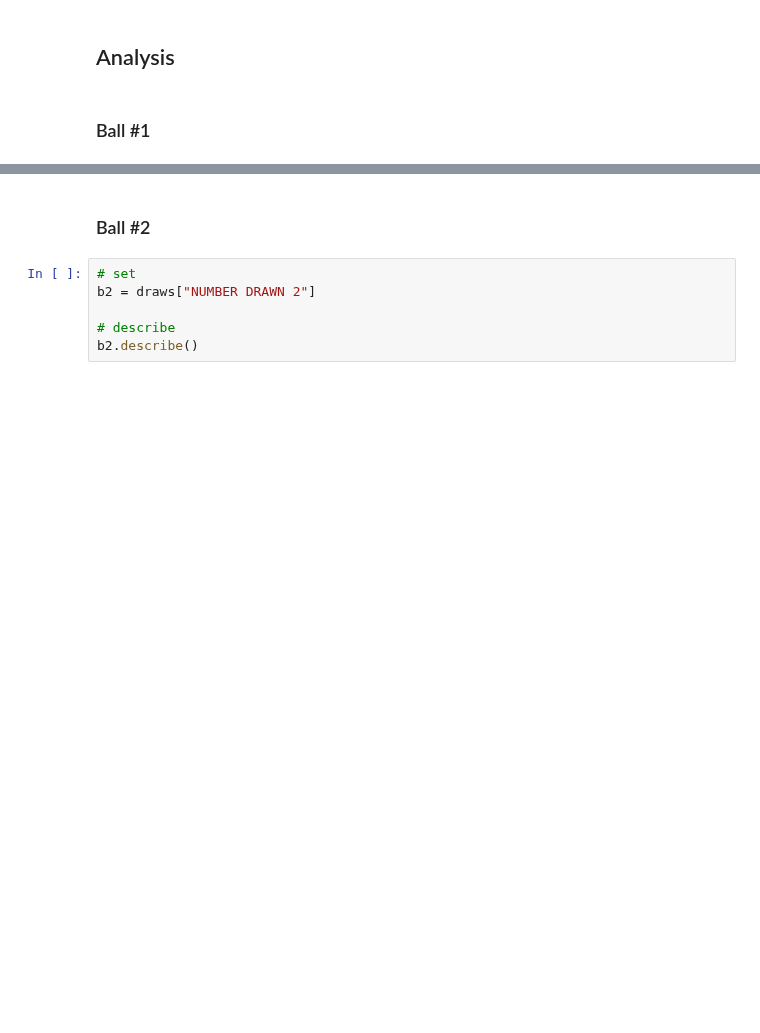
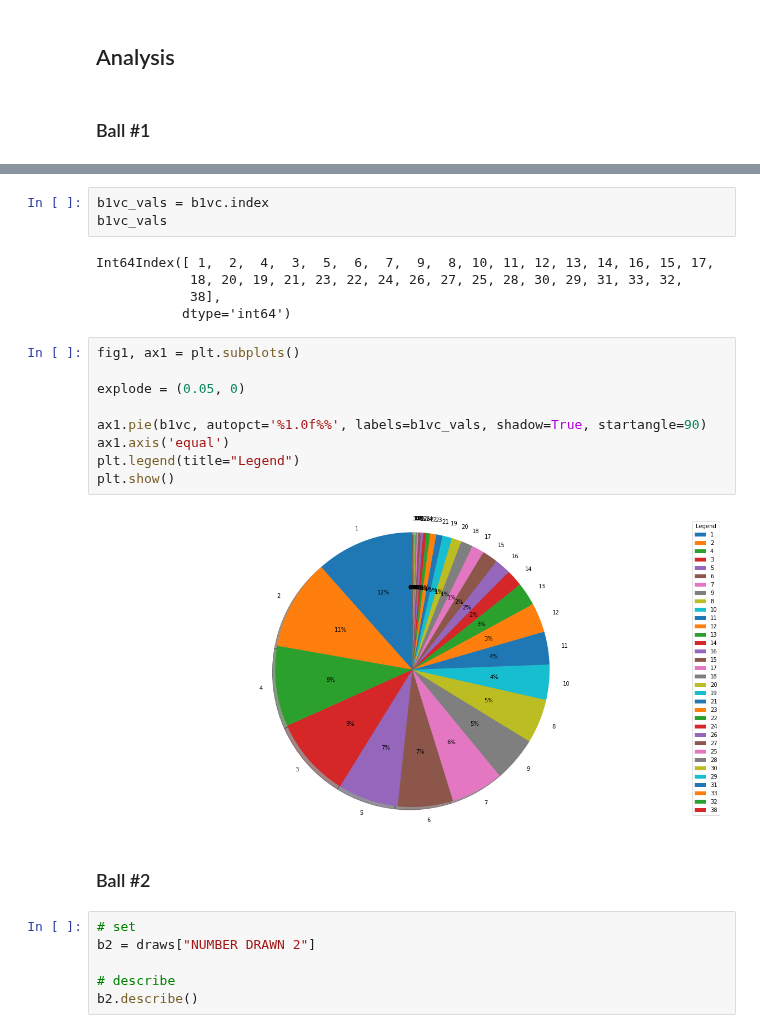
Before and after one commit to JesseScott/Lotto649, a Jupyter notebook: lotto.ipynb, the cells around one changed output, grey strips where cells are left out. Drawn from its saved outputs; the diff is of its cells as text; blank space fills up the shorter version.

Commit message:
Pie Charts, Cleanup

```diff
--- a/lotto.ipynb
+++ b/lotto.ipynb
@@ -125,3 +125,22 @@ b1vc.plot(kind='bar')
+# %%
+b1vc_vals = b1vc.index
+b1vc_vals
+# %% [output]
+Int64Index([ 1,  2,  4,  3,  5,  6,  7,  9,  8, 10, 11, 12, 13, 14, 16, 15, 17,
+            18, 20, 19, 21, 23, 22, 24, 26, 27, 25, 28, 30, 29, 31, 33, 32,
+            38],
+           dtype='int64')
+# %%
+fig1, ax1 = plt.subplots()
+
+explode = (0.05, 0)
+
+ax1.pie(b1vc, autopct='%1.0f%%', labels=b1vc_vals, shadow=True, startangle=90)
+ax1.axis('equal')
+plt.legend(title="Legend")
+plt.show()
+# %% [output]
+[figure, added]
 # %% [markdown]
 ### Ball #2
 # %%
```
Also changed, not shown: parts of 33 cells of this notebook, 2 other files.
